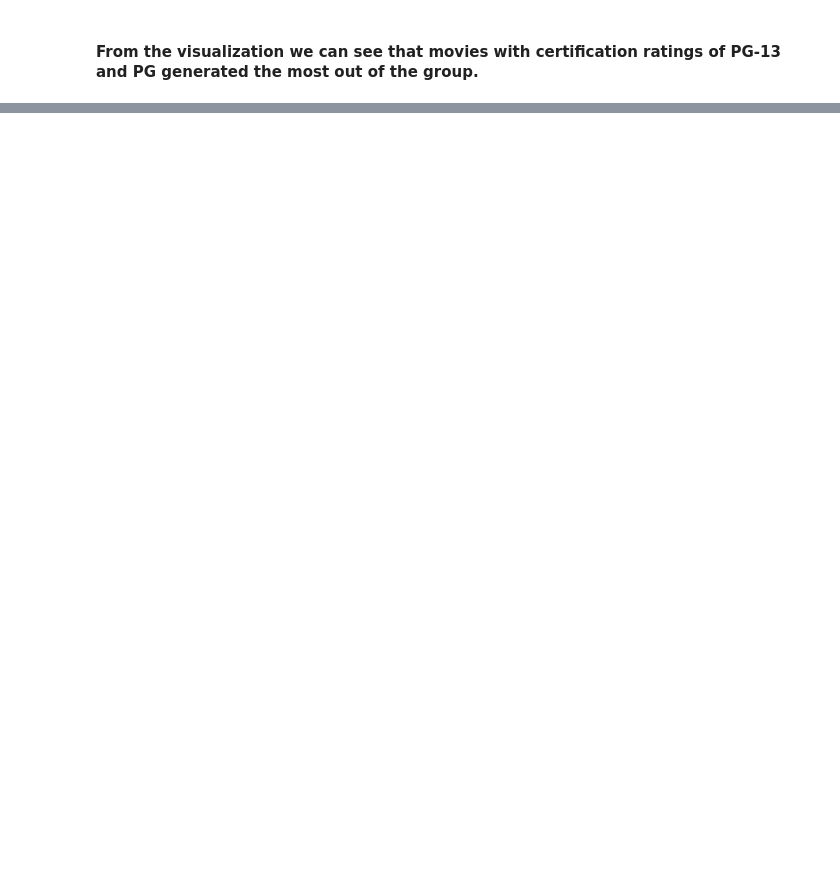
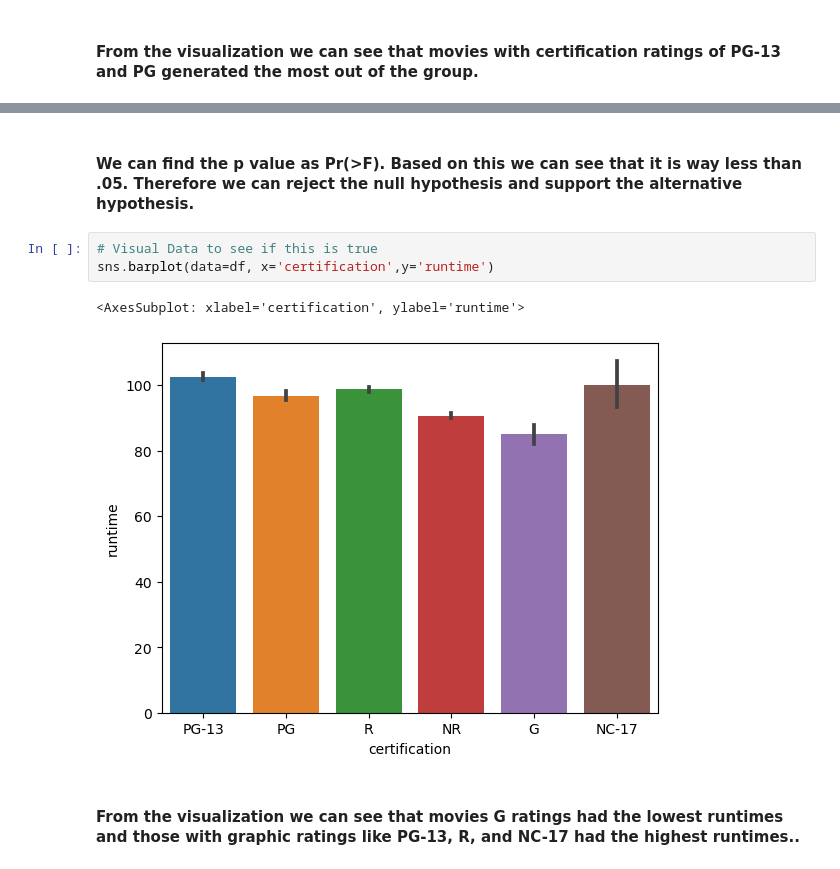
Before and after one commit to ahmedfathi1/Project-3, a Jupyter notebook: Part 4.ipynb, the cells around one changed output, grey strips where cells are left out. Saved outputs shown, nothing was run; the diff lists cells and outputs as text; blank space fills up the shorter version.

```diff
--- a/Part 4.ipynb
+++ b/Part 4.ipynb
@@ -306,0 +439,10 @@ print(f"There are {len(male_df)} campaigns that only had males on the team." )
+# %% [markdown]
+#### We can find the p value as Pr(>F). Based on this we can see that it is way less than .05. Therefore we can reject the null hypothesis and support the alternative hypothesis.
+# %%
+# Visual Data to see if this is true
+sns.barplot(data=df, x='certification',y='runtime')
+# %% [output]
+<AxesSubplot: xlabel='certification', ylabel='runtime'>
+[figure, added]
+# %% [markdown]
+#### From the visualization we can see that movies G ratings had the lowest runtimes and those with graphic ratings like PG-13, R, and NC-17 had the highest runtimes..
```
Also changed, not shown: parts of 22 cells of this notebook.
